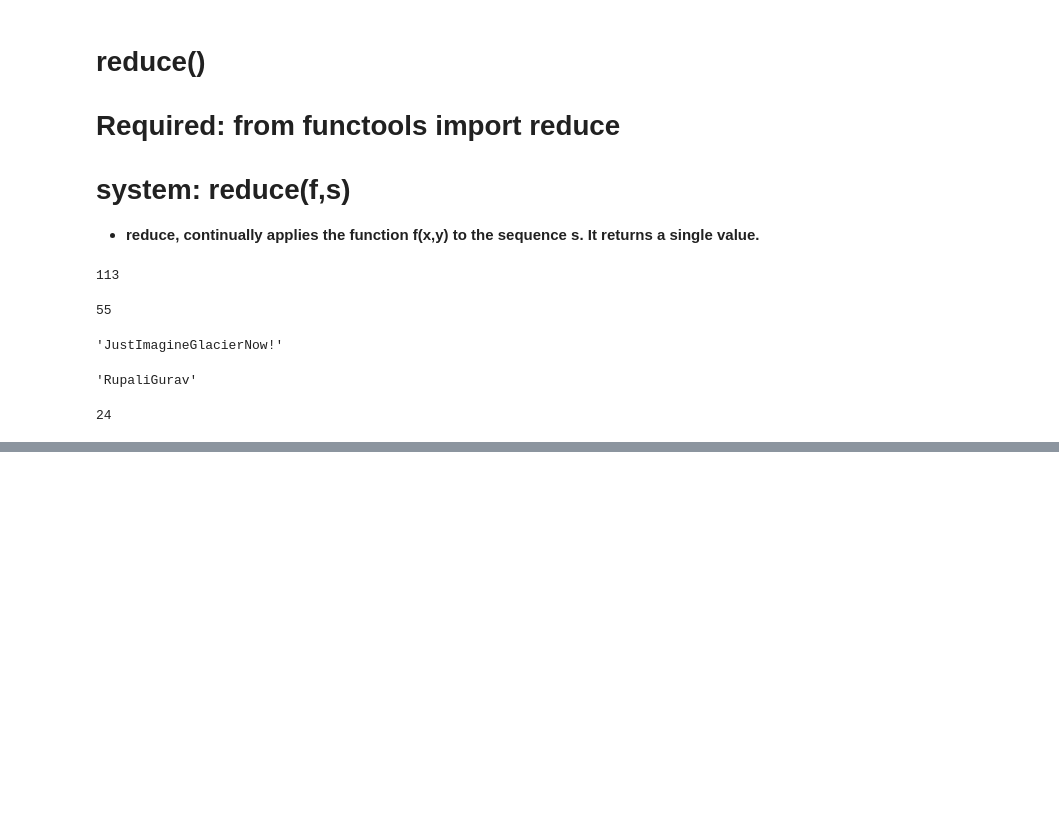
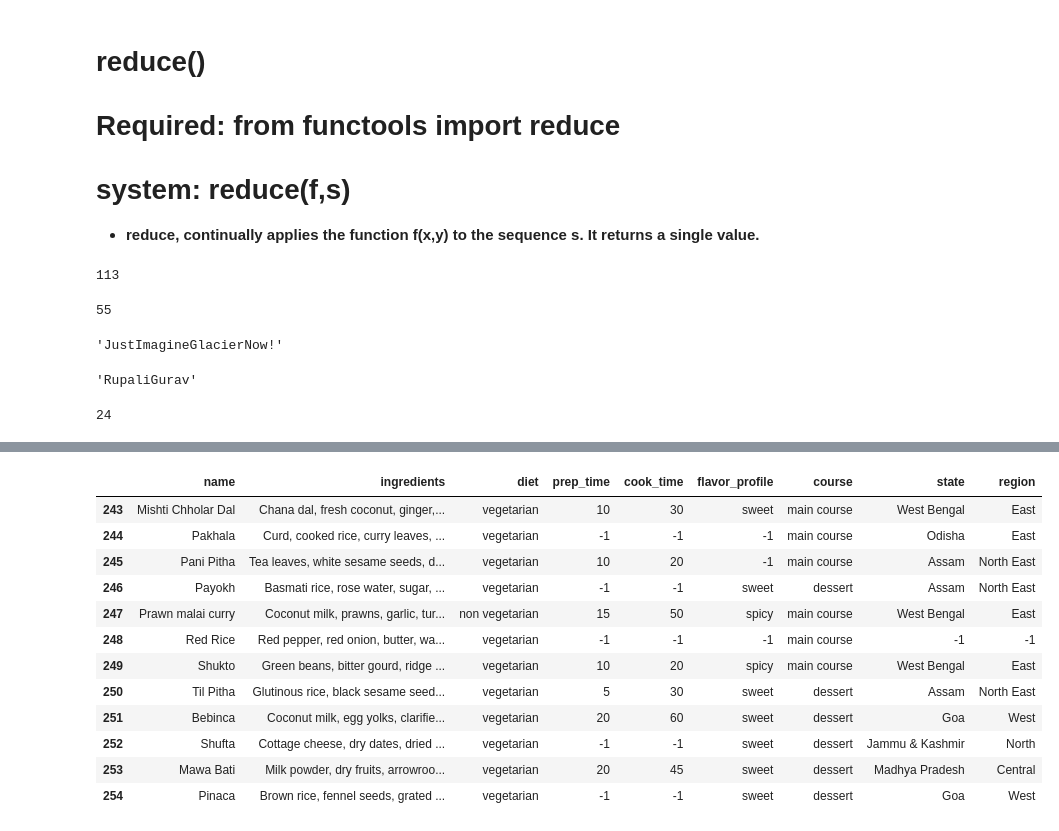
Before and after one commit to sharmaRoushan-Official/Python_06-08PM-8Feb-, a Jupyter notebook: 15.Lambda Functions in python.ipynb, the cells around one changed output, grey strips where cells are left out. Cells and saved outputs as stored; diff of their text form; code cells hidden in the pictures; blank space fills up the shorter version.

```diff
--- a/15.Lambda Functions in python.ipynb
+++ b/15.Lambda Functions in python.ipynb
@@ -470,0 +681,16 @@ print(mystrey(4))
+# %%
+x.tail(12)
+# %% [output]
+|  | name | ingredients | diet | prep_time | cook_time | flavor_profile | course | state | region |
+| 243 | Mishti Chholar Dal | Chana dal, fresh coconut, ginger,... | vegetarian | 10 | 30 | sweet | main course | West Bengal | East |
+| 244 | Pakhala | Curd, cooked rice, curry leaves, ... | vegetarian | -1 | -1 | -1 | main course | Odisha | East |
+| 245 | Pani Pitha | Tea leaves, white sesame seeds, d... | vegetarian | 10 | 20 | -1 | main course | Assam | North East |
+| 246 | Payokh | Basmati rice, rose water, sugar, ... | vegetarian | -1 | -1 | sweet | dessert | Assam | North East |
+| 247 | Prawn malai curry | Coconut milk, prawns, garlic, tur... | non vegetarian | 15 | 50 | spicy | main course | West Bengal | East |
+| 248 | Red Rice | Red pepper, red onion, butter, wa... | vegetarian | -1 | -1 | -1 | main course | -1 | -1 |
+| 249 | Shukto | Green beans, bitter gourd, ridge ... | vegetarian | 10 | 20 | spicy | main course | West Bengal | East |
+| 250 | Til Pitha | Glutinous rice, black sesame seed... | vegetarian | 5 | 30 | sweet | dessert | Assam | North East |
+| 251 | Bebinca | Coconut milk, egg yolks, clarifie... | vegetarian | 20 | 60 | sweet | dessert | Goa | West |
+| 252 | Shufta | Cottage cheese, dry dates, dried ... | vegetarian | -1 | -1 | sweet | dessert | Jammu & Kashmir | North |
+| 253 | Mawa Bati | Milk powder, dry fruits, arrowroo... | vegetarian | 20 | 45 | sweet | dessert | Madhya Pradesh | Central |
+| 254 | Pinaca | Brown rice, fennel seeds, grated ... | vegetarian | -1 | -1 | sweet | dessert | Goa | West |
```
Also changed, not shown: parts of 33 cells of this notebook, 1 other file.
